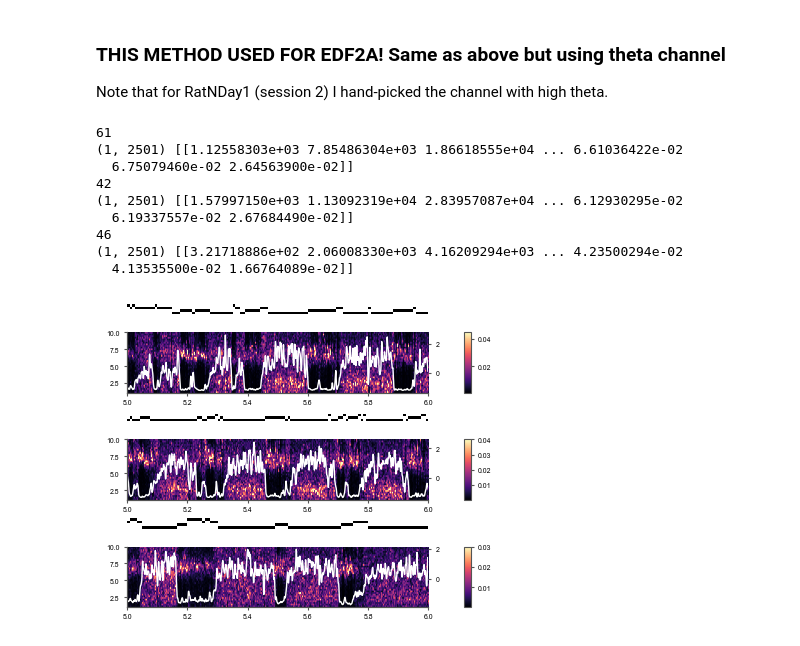
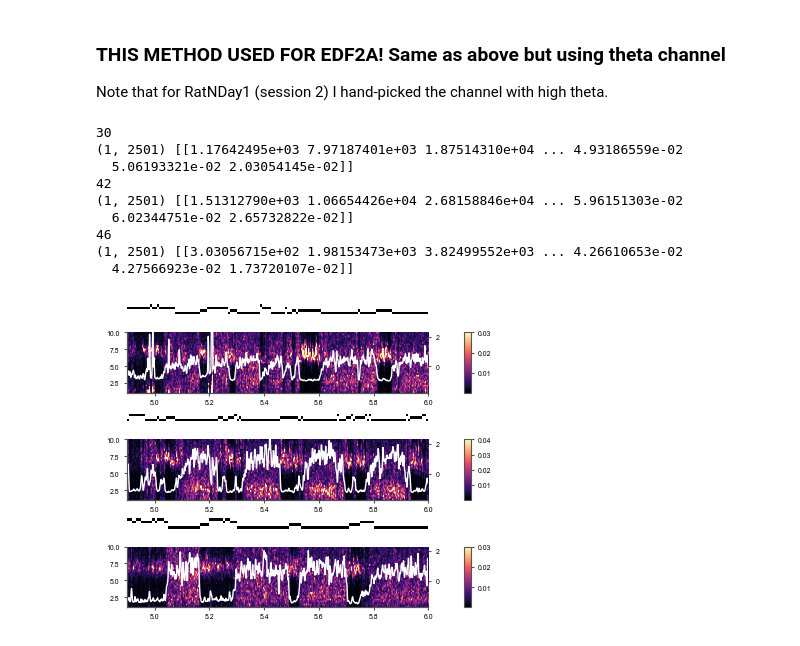
Before and after one commit to diba-lab/sleep_loss_hippocampal_replay, a Jupyter notebook: analysis_and_figure_code/sleep_deprivation/sd_slow_oscillation.ipynb, the cells around one changed output. Drawn from its saved outputs; the diff is of its cells as text; code cells hidden in the pictures.

```diff
--- a/analysis_and_figure_code/sleep_deprivation/sd_slow_oscillation.ipynb
+++ b/analysis_and_figure_code/sleep_deprivation/sd_slow_oscillation.ipynb
@@ -632,7 +632,7 @@ fig = subjects.SdFig().fig_supp(height_ratios=[1, 4, 1, 4, 1, 4, 1, 4],
                                 width_ratios=[1, 1, 1, 1, 0.25, 0.75, 1, 1])
 vmax_use = 0.5
 combine_wake = False
-state_bin_size = 30  # hours
+state_bin_size = 30  # seconds
 for i in range(len(sessions)):
     ax = fig.subplot(fig.gs[i * 2 + 1, :4])
     sxx = spect_list[i]
@@ -641,13 +641,13 @@ for i in range(len(sessions)):
     spect_srate = sxx.sampling_rate
     swa = gaussian_filter1d(swa, sigma=4 * sxx.sampling_rate)
     swa = stats.zscore(swa)
-    time = (sxx.time - sxx.time[0]) / 3600 + 5
+    time = (sxx.time - sxx.time[0]) / 3600 + 5.05
 
     splot = ax.imshow(
         sxx.traces,
         aspect="auto",
         origin="lower",
-        extent=[5, 6, 1, 10],
+        extent=[5.05, 6.05, 1, 10],
         cmap="magma",
         vmax=vmax_use,
     )
@@ -656,7 +656,7 @@ for i in range(len(sessions)):
     # plt.colorbar(splot, ax=ax)
 
     post = sessions[i].paradigm["post"].flatten()
-    period = [post[0] + 5 * 3600, post[0] + 6 * 3600]
+    period = [post[0] + 5.05 * 3600, post[0] + 6.05 * 3600]
 
     ax3 = fig.subplot(fig.gs[i * 2, :4])
     states = sessions[i].brainstates
@@ -853,15 +854,17 @@ Note that for RatNDay1 (session 2) I hand-picked the channel with high theta.
 # %%
 from neuropy.utils.signal_process import filter_sig, FourierSg
 from scipy.ndimage import gaussian_filter1d
-from neuropy.core import Epoch
+from neuropy.core import Epoch, Signal
 from neuropy.utils.signal_process import irasa, whiten
 from copy import deepcopy
 
 # sessions = subjects.sd.ripple_sess
-sessions = subjects.sd.ratKday1 + subjects.sd.ratNday1 + subjects.sd.ratRday2
+sessions = subjects.sd.ratVday2 + subjects.sd.ratNday1 + subjects.sd.ratRday2
+start_time, end_time = 4.9, 6.0
 
 whiten_spect_list: list[FourierSg] = []
 states_list: list[Epoch] = []
+emg_list: list[Signal] = []
 for s, sess in enumerate(sessions):
     post = sess.paradigm["post"].flatten()
     nrem = (
@@ -870,7 +873,7 @@ for s, sess in enumerate(sessions):
     nrem_onset = nrem.flatten()[0] - 1000
 
     # period = [nrem_onset, nrem_onset + 3600]
-    period = [post[0] + 5 * 3600, post[0] + 6 * 3600]
+    period = [post[0] + start_time * 3600, post[0] + end_time * 3600]
     chan = sess.best_channels.theta if s != 1 else 42  # Manually adjust to channel with high theta power for RatNDay1
     print(chan)
     lfp = sess.eegfile.get_signal(chan, *period)
@@ -888,6 +891,8 @@ for s, sess in enumerate(sessions):
     whiten_spect_list.append(spect_whiten)
     states_list.append(states)
 
+    emg_list.append(sess.emg)
+
     # swa = spect.freq_slice(0.5, 4).traces.sum(axis=0)
     # spect_srate = spect.sampling_rate
     # swa = gaussian_filter1d(swa, sigma=4 * spect_srate)
@@ -899,35 +904,33 @@ for s, sess in enumerate(sessions):
 
 # swa_df = pd.concat(swa_df, ignore_index=True)
 # %% [output]
-61
-(1, 2501) [[1.12558303e+03 7.85486304e+03 1.86618555e+04 ... 6.61036422e-02
-  6.75079460e-02 2.64563900e-02]]
+30
+(1, 2501) [[1.17642495e+03 7.97187401e+03 1.87514310e+04 ... 4.93186559e-02
+  5.06193321e-02 2.03054145e-02]]
 42
-(1, 2501) [[1.57997150e+03 1.13092319e+04 2.83957087e+04 ... 6.12930295e-02
-  6.19337557e-02 2.67684490e-02]]
+(1, 2501) [[1.51312790e+03 1.06654426e+04 2.68158846e+04 ... 5.96151303e-02
+  6.02344751e-02 2.65732822e-02]]
 46
-(1, 2501) [[3.21718886e+02 2.06008330e+03 4.16209294e+03 ... 4.23500294e-02
-  4.13535500e-02 1.66764089e-02]]
+(1, 2501) [[3.03056715e+02 1.98153473e+03 3.82499552e+03 ... 4.26610653e-02
+  4.27566923e-02 1.73720107e-02]]
 # %%
 fig = subjects.SdFig().fig_supp(height_ratios=[1, 6, 1, 6, 1, 6, 25, 25],
                                 width_ratios = [1, 1, 1, 0.7, 0.1, 0.1, 2.05, 2.05])
 
-for i, vmax in zip(range(len(sessions)), (0.045, 0.04, 0.03)):
+combine_wake = False  # Split AW and QW (False) or combine into WAKE (True)
+state_bin_size = 30  # seconds
+
+for i, vmax in zip(range(len(sessions)), (0.03, 0.04, 0.03)):
     ax = fig.subplot(fig.gs[i * 2 + 1, :4])
     cax = fig.subplot(fig.gs[i * 2 + 1, 5])
     sxx = whiten_spect_list[i]
 
-    swa = sxx.freq_slice(1, 4).traces.sum(axis=0)
-    spect_srate = sxx.sampling_rate
-    swa = gaussian_filter1d(swa, sigma=4 * sxx.sampling_rate)
-    swa = stats.zscore(swa)
-    time = (sxx.time - sxx.time[0]) / 3600 + 5
-
+    # Plot spectrogram
     splot = ax.imshow(
         sxx.traces,
         aspect="auto",
         origin="lower",
-        extent=[5, 6, 1, 10],
+        extent=[start_time, end_time, 1, 10],
         cmap="magma",
         vmax=vmax,
     )
@@ -940,39 +943,54 @@ for i, vmax in zip(range(len(sessions)), (0.045, 0.04, 0.03)):
     #     vmax=vmax,
     # )
     plt.colorbar(splot, cax=cax)
+
+    # Plot SWA as a white line
+    swa = sxx.freq_slice(1, 4).traces.sum(axis=0)
+    spect_srate = sxx.sampling_rate
+    swa = gaussian_filter1d(swa, sigma=4 * sxx.sampling_rate)
+    swa = stats.zscore(swa)
+    time = (sxx.time - sxx.time[0]) / 3600 + start_time
     ax2 = ax.twinx()
     ax2.plot(time, swa, color="w", lw=1)
+    ax2.set_ylim((-1.8, 2.3))
 
+    # Plot EMG as a green line
+    #
+    # emg = emg_list[i]
+    # emg = emg.time_slice(t_start=period[0], t_stop=period[1])
+    # emg_time = (emg.time - emg.time[0]) / 3600 + start_time
+    # ax2.plot(emg_time, emg.traces.squeeze()*2, 'g--', linewidth=0.5)
+
+    # Plot hypnogram
     post = sessions[i].paradigm["post"].flatten()
-    period = [post[0] + 5 * 3600, post[0] + 6 * 3600]
-
+    period = [post[0] + start_time * 3600, post[0] + end_time * 3600]
     ax3 = fig.subplot(fig.gs[i * 2, :4])
     states = sessions[i].brainstates
     # Combined QW/AW code
     # wk_states = states.label_slice(["AW", "QW"]).set_labels("WK").merge_neighbors()
     # slp_states = states.label_slice(["NREM", "REM"])
     # all_states = slp_states + wk_states
 
     # Split QW/AW code
     # Change resolution
     if state_bin_size > 1:
         # states = states.resample_labeled_epochs(state_bin_size, t_start=time[0], t_stop=time[-1], merge_neighbors=True)
         states = states.resample_labeled_epochs(state_bin_size, t_start=period[0], t_stop=period[-1], merge_neighbors=True)
         bin_append = f"_statebin{state_bin_size}"
 
     if combine_wake: # Combine wake states
         wk_states = states.label_slice(["AW", "QW"]).set_labels("WK").merge_neighbors()
         labels_order = ["NREM", "REM", "WK"]
     else: # Keep states split
         wk_states = states.label_slice(["AW", "QW"])
         labels_order = ["NREM", "REM", "QW", "AW"]
     slp_states = states.label_slice(["NREM", "REM"])
     all_states = slp_states + wk_states
     plotting.plot_epochs(
         epochs=all_states, ax=ax3, labels_order=labels_order, colors="k"
     )
     ax3.set_xlim(period)
     ax3.set_axis_off()
 fig.savefig(subjects.figpath_sd / "sd_slow_oscillation_recovery_sleep_theta_whitened_vmax_varies", format="svg")
 # %% [output]
-[figure, old version]
+[figure, new version]
```
Also changed, not shown: parts of 1 cell of this notebook, 11 other files.
